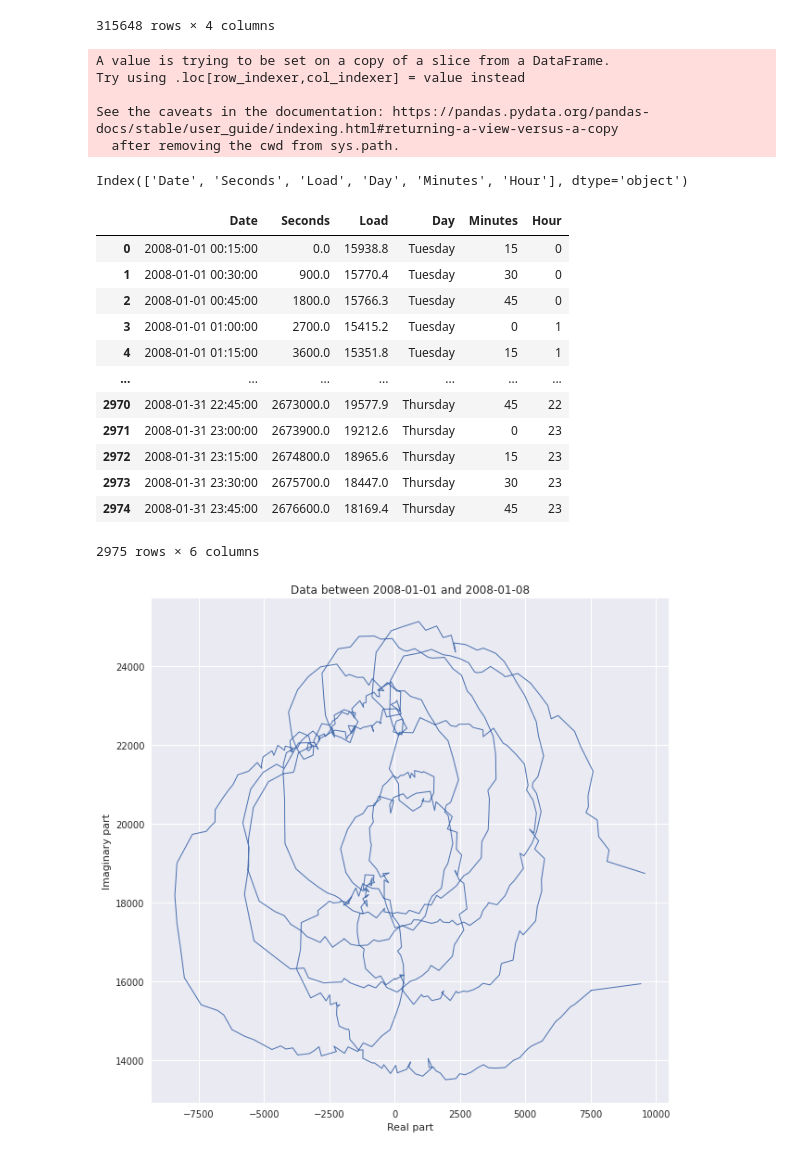
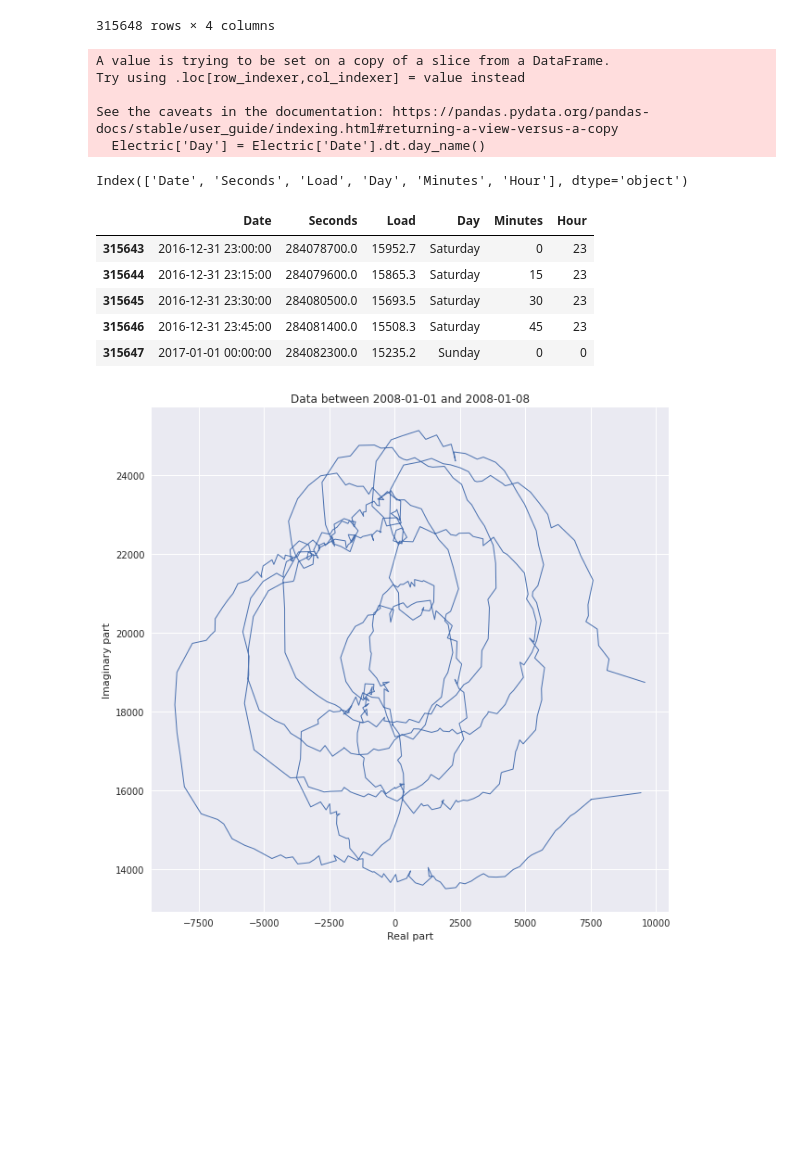
Before and after one commit to Nuelam9/Report-2, a Jupyter notebook: Codice.ipynb, the cells around one changed output. Saved outputs shown, nothing was run; the diff lists cells and outputs as text; code cells hidden in the pictures; blank space fills up the shorter version.

```diff
--- a/Codice.ipynb
+++ b/Codice.ipynb
@@ -11,7 +11,7 @@ import statsmodels.api as sm
 # %% [markdown]
  # Lettura dataset e conversione in datetime
 # %%
-data = pd.read_csv("../Data/daneOkresoweKSE.csv", sep=';', skiprows=1, names=['Date', 'Hour', 'Minute', 'Load'])
+data = pd.read_csv("./Data/daneOkresoweKSE.csv", sep=';', skiprows=1, names=['Date', 'Hour', 'Minute', 'Load'])
 Electric = data.copy()
 Electric['Date'] = pd.to_datetime(Electric.Date)
 # %%
@@ -51,24 +51,17 @@ A value is trying to be set on a copy of a slice from a DataFrame.
 Try using .loc[row_indexer,col_indexer] = value instead
 
 See the caveats in the documentation: https://pandas.pydata.org/pandas-docs/stable/user_guide/indexing.html#returning-a-view-versus-a-copy
-  after removing the cwd from sys.path.
+  Electric['Day'] = Electric['Date'].dt.day_name()
 Index(['Date', 'Seconds', 'Load', 'Day', 'Minutes', 'Hour'], dtype='object')
-# %%
-Electric[Electric.Date < '2008-02']
-# %% [output]
-|  | Date | Seconds | Load | Day | Minutes | Hour |
-| 0 | 2008-01-01 00:15:00 | 0.0 | 15938.8 | Tuesday | 15 | 0 |
-| 1 | 2008-01-01 00:30:00 | 900.0 | 15770.4 | Tuesday | 30 | 0 |
-| 2 | 2008-01-01 00:45:00 | 1800.0 | 15766.3 | Tuesday | 45 | 0 |
-| 3 | 2008-01-01 01:00:00 | 2700.0 | 15415.2 | Tuesday | 0 | 1 |
-| 4 | 2008-01-01 01:15:00 | 3600.0 | 15351.8 | Tuesday | 15 | 1 |
-| ... | ... | ... | ... | ... | ... | ... |
-| 2970 | 2008-01-31 22:45:00 | 2673000.0 | 19577.9 | Thursday | 45 | 22 |
-| 2971 | 2008-01-31 23:00:00 | 2673900.0 | 19212.6 | Thursday | 0 | 23 |
-| 2972 | 2008-01-31 23:15:00 | 2674800.0 | 18965.6 | Thursday | 15 | 23 |
-| 2973 | 2008-01-31 23:30:00 | 2675700.0 | 18447.0 | Thursday | 30 | 23 |
-| 2974 | 2008-01-31 23:45:00 | 2676600.0 | 18169.4 | Thursday | 45 | 23 |
-2975 rows × 6 columns
+# %%
+Electric.tail()
+# %% [output]
+|  | Date | Seconds | Load | Day | Minutes | Hour |
+| 315643 | 2016-12-31 23:00:00 | 284078700.0 | 15952.7 | Saturday | 0 | 23 |
+| 315644 | 2016-12-31 23:15:00 | 284079600.0 | 15865.3 | Saturday | 15 | 23 |
+| 315645 | 2016-12-31 23:30:00 | 284080500.0 | 15693.5 | Saturday | 30 | 23 |
+| 315646 | 2016-12-31 23:45:00 | 284081400.0 | 15508.3 | Saturday | 45 | 23 |
+| 315647 | 2017-01-01 00:00:00 | 284082300.0 | 15235.2 | Sunday | 0 | 0 |
 # %%
 start = '2008-01-01'
 thr = '2008-01-08'
```
Also changed, not shown: 1 other file.
